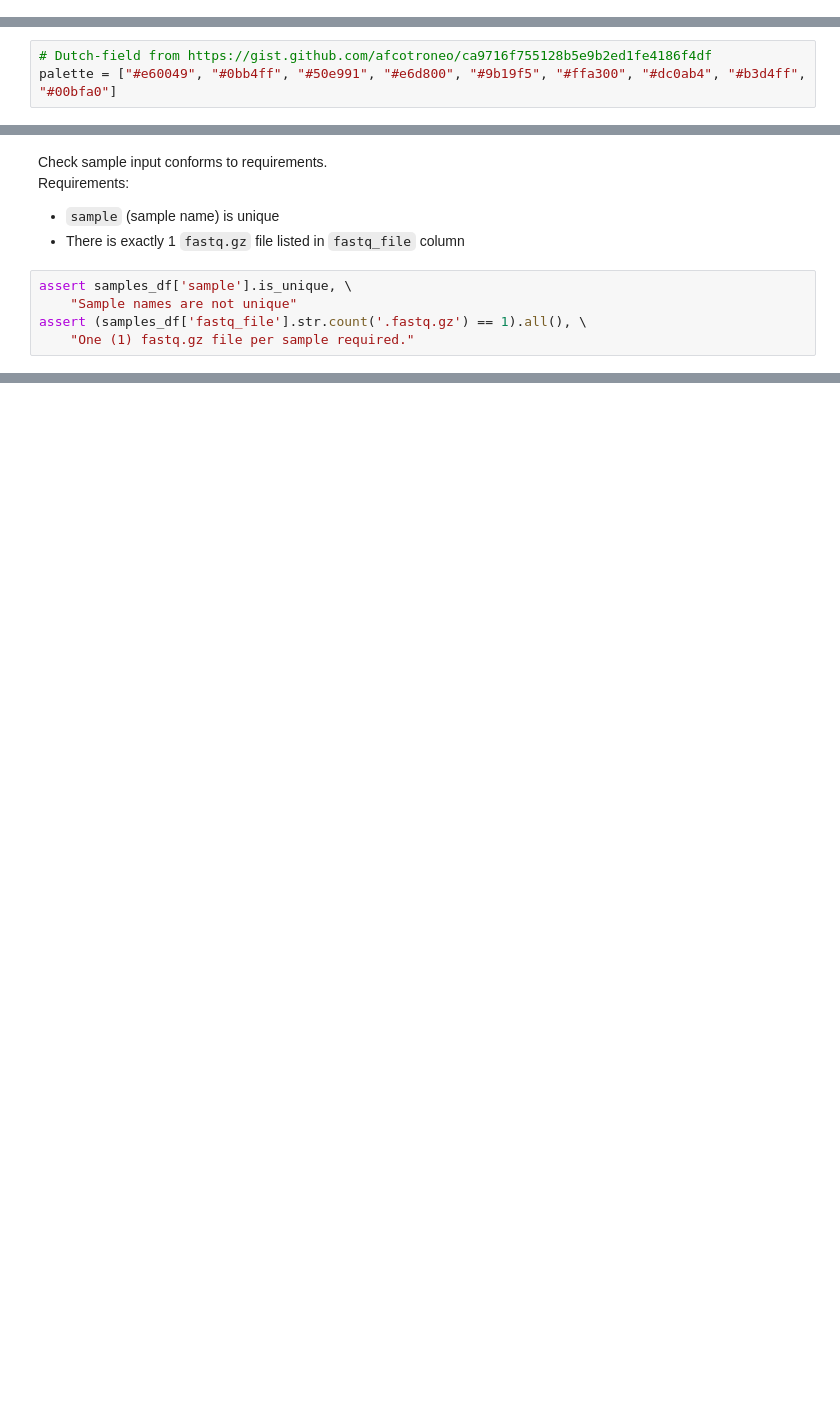
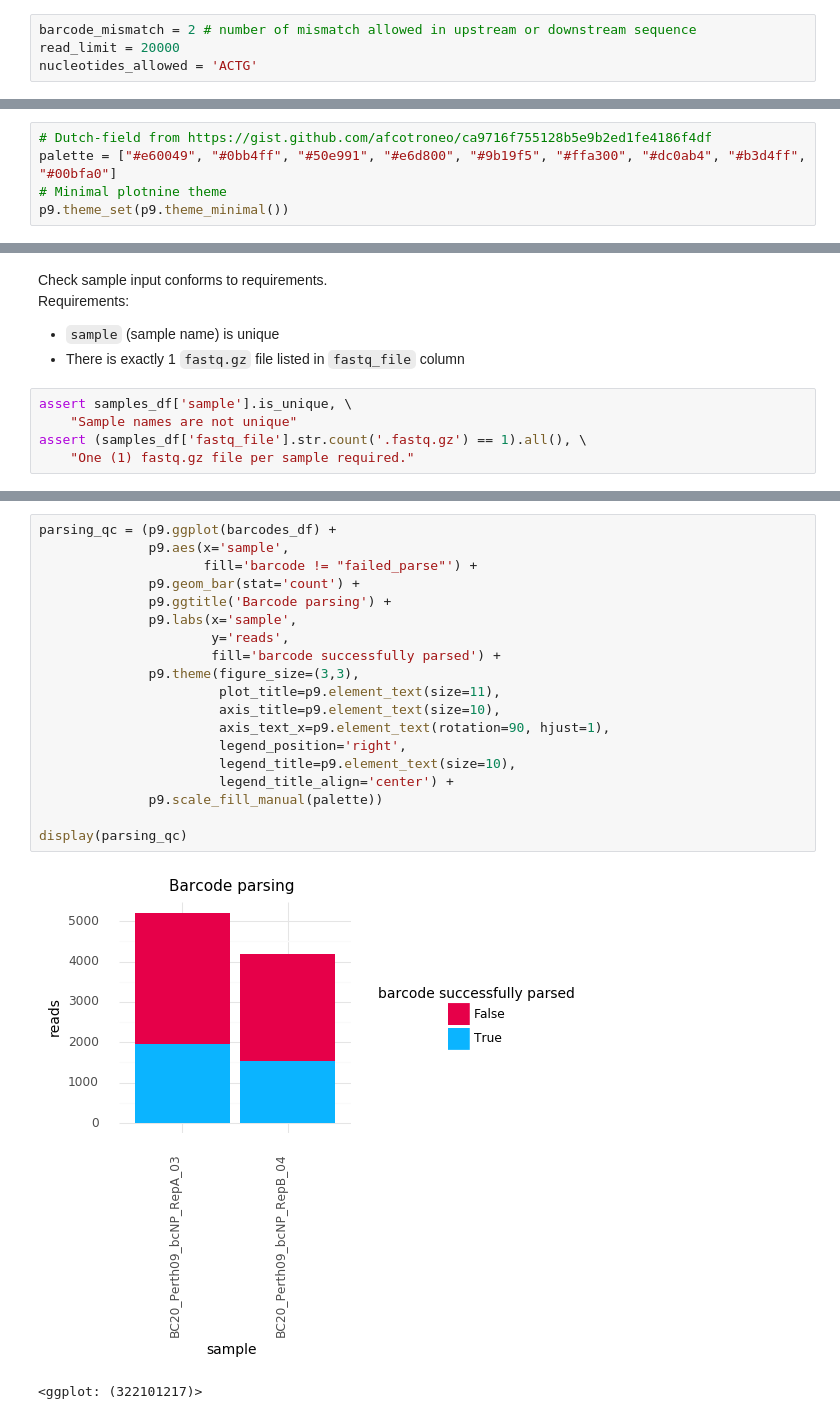
Before and after one commit to dbacsik/spikein_barcode_parser, a Jupyter notebook: bc_parser.py.ipynb, the cells around one changed output, grey strips where cells are left out. Drawn from its saved outputs; the diff is of its cells as text; blank space fills up the shorter version.

Commit message:
Got a simple upstream pattern match working

```diff
--- a/bc_parser.py.ipynb
+++ b/bc_parser.py.ipynb
@@ -11,6 +14,12 @@ import regex as re
+# %%
+barcode_mismatch = 2 # number of mismatch allowed in upstream or downstream sequence
+read_limit = 20000
+nucleotides_allowed = 'ACTG'
 # %% [markdown]
 Visualization styles
 # %%
 # Dutch-field from https://gist.github.com/afcotroneo/ca9716f755128b5e9b2ed1fe4186f4df
 palette = ["#e60049", "#0bb4ff", "#50e991", "#e6d800", "#9b19f5", "#ffa300", "#dc0ab4", "#b3d4ff", "#00bfa0"]
+# Minimal plotnine theme
+p9.theme_set(p9.theme_minimal())
 # %% [markdown]
@@ -60,0 +146,22 @@ Search parameters are:
+# %%
+parsing_qc = (p9.ggplot(barcodes_df) +
+              p9.aes(x='sample',
+                     fill='barcode != "failed_parse"') +
+              p9.geom_bar(stat='count') +
+              p9.ggtitle('Barcode parsing') +
+              p9.labs(x='sample',
+                      y='reads',
+                      fill='barcode successfully parsed') +
+              p9.theme(figure_size=(3,3),
+                       plot_title=p9.element_text(size=11),
+                       axis_title=p9.element_text(size=10),
+                       axis_text_x=p9.element_text(rotation=90, hjust=1),
+                       legend_position='right',
+                       legend_title=p9.element_text(size=10),
+                       legend_title_align='center') +
+              p9.scale_fill_manual(palette))
+
+display(parsing_qc)
+# %% [output]
+[figure, added]
+<ggplot: (322101217)>
```
Also changed, not shown: parts of 15 cells of this notebook, 1 other file.
